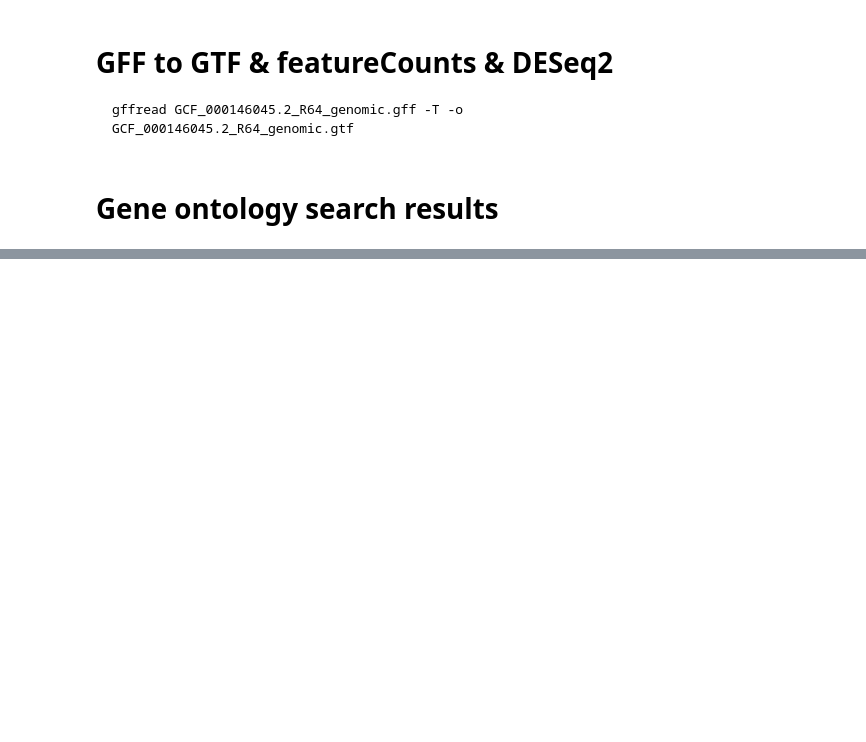
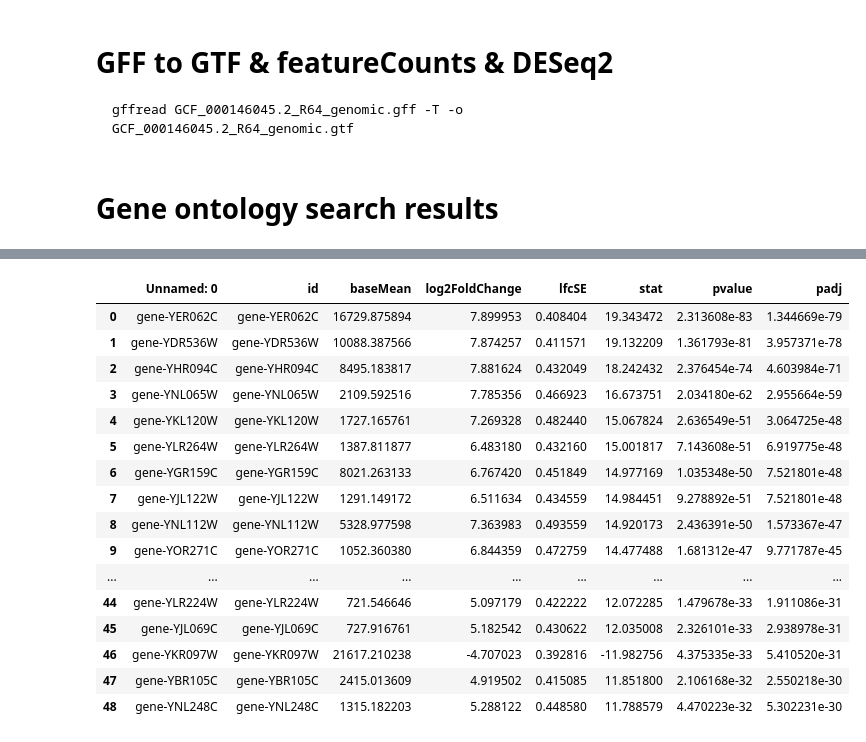
Before and after one commit to iam28th/BI-alg-bioinformatics, a Jupyter notebook: Project6/LabJournal.ipynb, the cells around one changed output, grey strips where cells are left out. Cells and saved outputs as stored; diff of their text form; code cells hidden in the pictures; blank space fills up the shorter version.

Commit message:
add deseq results table

```diff
--- a/Project6/LabJournal.ipynb
+++ b/Project6/LabJournal.ipynb
@@ -128,3 +129,24 @@ df
 | 36 | GO:0032787 | monocarboxylic acid metabolic pro... | 1 | 49 | 2.04% | 164 | ... |
 | 37 | GO:0070647 | protein modification by small pro... | 1 | 49 | 2.04% | 223 | ... |
 | 38 | GO:0006397 | mRNA processing | 1 | 49 | 2.04% | 220 | ... |
+# %%
+deseq_top50 = pd.read_csv('gen_result.txt', sep='\t')
+deseq_top50
+# %% [output]
+|  | Unnamed: 0 | id | baseMean | log2FoldChange | lfcSE | stat | pvalue | padj |
+| 0 | gene-YER062C | gene-YER062C | 16729.875894 | 7.899953 | 0.408404 | 19.343472 | 2.313608e-83 | 1.344669e-79 |
+| 1 | gene-YDR536W | gene-YDR536W | 10088.387566 | 7.874257 | 0.411571 | 19.132209 | 1.361793e-81 | 3.957371e-78 |
+| 2 | gene-YHR094C | gene-YHR094C | 8495.183817 | 7.881624 | 0.432049 | 18.242432 | 2.376454e-74 | 4.603984e-71 |
+| 3 | gene-YNL065W | gene-YNL065W | 2109.592516 | 7.785356 | 0.466923 | 16.673751 | 2.034180e-62 | 2.955664e-59 |
+| 4 | gene-YKL120W | gene-YKL120W | 1727.165761 | 7.269328 | 0.482440 | 15.067824 | 2.636549e-51 | 3.064725e-48 |
+| 5 | gene-YLR264W | gene-YLR264W | 1387.811877 | 6.483180 | 0.432160 | 15.001817 | 7.143608e-51 | 6.919775e-48 |
+| 6 | gene-YGR159C | gene-YGR159C | 8021.263133 | 6.767420 | 0.451849 | 14.977169 | 1.035348e-50 | 7.521801e-48 |
+| 7 | gene-YJL122W | gene-YJL122W | 1291.149172 | 6.511634 | 0.434559 | 14.984451 | 9.278892e-51 | 7.521801e-48 |
+| 8 | gene-YNL112W | gene-YNL112W | 5328.977598 | 7.363983 | 0.493559 | 14.920173 | 2.436391e-50 | 1.573367e-47 |
+| 9 | gene-YOR271C | gene-YOR271C | 1052.360380 | 6.844359 | 0.472759 | 14.477488 | 1.681312e-47 | 9.771787e-45 |
+| ... | ... | ... | ... | ... | ... | ... | ... | ... |
+| 44 | gene-YLR224W | gene-YLR224W | 721.546646 | 5.097179 | 0.422222 | 12.072285 | 1.479678e-33 | 1.911086e-31 |
+| 45 | gene-YJL069C | gene-YJL069C | 727.916761 | 5.182542 | 0.430622 | 12.035008 | 2.326101e-33 | 2.938978e-31 |
+| 46 | gene-YKR097W | gene-YKR097W | 21617.210238 | -4.707023 | 0.392816 | -11.982756 | 4.375335e-33 | 5.410520e-31 |
+| 47 | gene-YBR105C | gene-YBR105C | 2415.013609 | 4.919502 | 0.415085 | 11.851800 | 2.106168e-32 | 2.550218e-30 |
+| 48 | gene-YNL248C | gene-YNL248C | 1315.182203 | 5.288122 | 0.448580 | 11.788579 | 4.470223e-32 | 5.302231e-30 |
```
Also changed, not shown: parts of 2 cells of this notebook, 1 other file.
